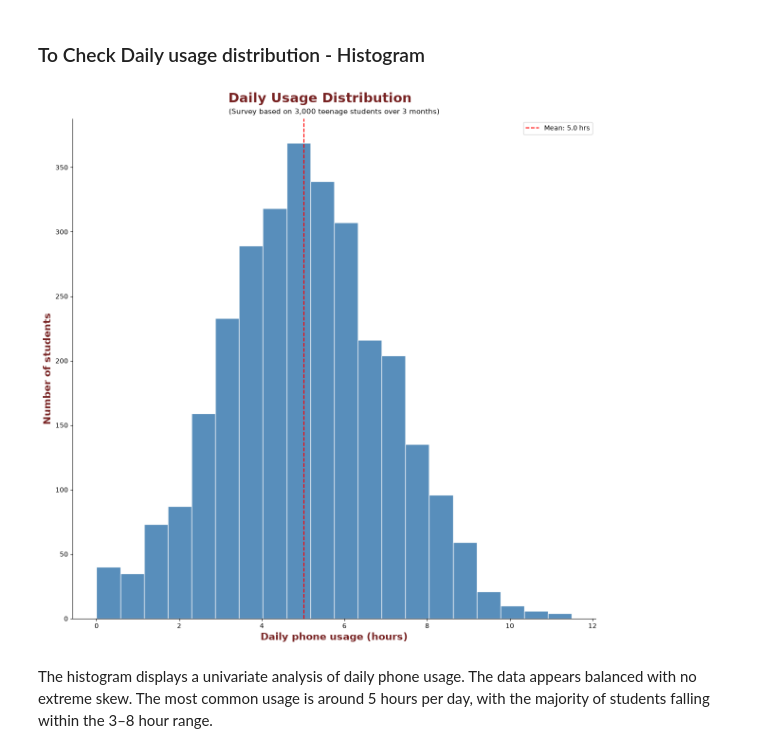
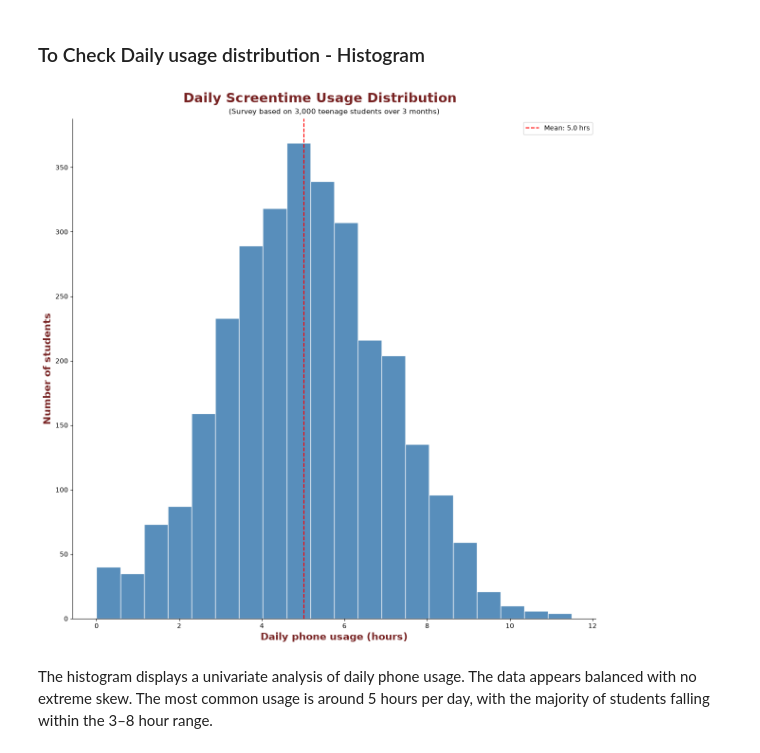
Before and after one commit to shivahari04/smartphone_addiction_analysis, a Jupyter notebook: Notebook/teen_screentime_addiction.ipynb, the cells around one changed output. Cells and saved outputs as stored; diff of their text form; code cells hidden in the pictures.

```diff
--- a/Notebook/teen_screentime_addiction.ipynb
+++ b/Notebook/teen_screentime_addiction.ipynb
@@ -393,26 +393,26 @@ Another important score is Sleep_Hours of -0.22 (not a strong range) indicates t
 # %%
 #To check the daily usage distribution
 
 fig, ax = plt.subplots(figsize=(12, 12))
 ax.hist(df['Daily_Usage_Hours'], bins=20, alpha=0.9, color= 'steelblue', edgecolor = 'white')
 
-fig.suptitle('Daily Usage Distribution', fontweight = 'bold', color= "#772222" , fontsize=20)
+fig.suptitle('Daily Screentime Usage Distribution', fontweight = 'bold', color= "#772222" , fontsize=20)
 plt.title('(Survey based on 3,000 teenage students over 3 months)', fontsize=11, color='black', pad=8)
 ax.set_xlabel('Daily phone usage (hours)', fontsize=15,fontweight = 'bold', color= "#772222" )
 ax.set_ylabel('Number of students', fontsize=15,fontweight = 'bold', color= "#772222" )
 
 
 mean_value = df['Daily_Usage_Hours'].mean()
 ax.axvline(mean_value, color='red', linestyle='--', linewidth=1.5, label=f'Mean: {mean_value:.1f} hrs')
 ax.legend()
 
 ax.spines['top'].set_visible(False)
 ax.spines['right'].set_visible(False)
 
 plt.tight_layout()
 plt.show()
 # %% [output]
-[figure, old version]
+[figure, new version]
 # %% [markdown]
 The histogram displays a univariate analysis of daily phone usage. The data appears balanced with no extreme skew. The most common usage is around 5 hours per day, with the majority of students falling within the 3–8 hour range.
 # %%
```
Also changed, not shown: parts of 2 cells of this notebook, 4 other files.
